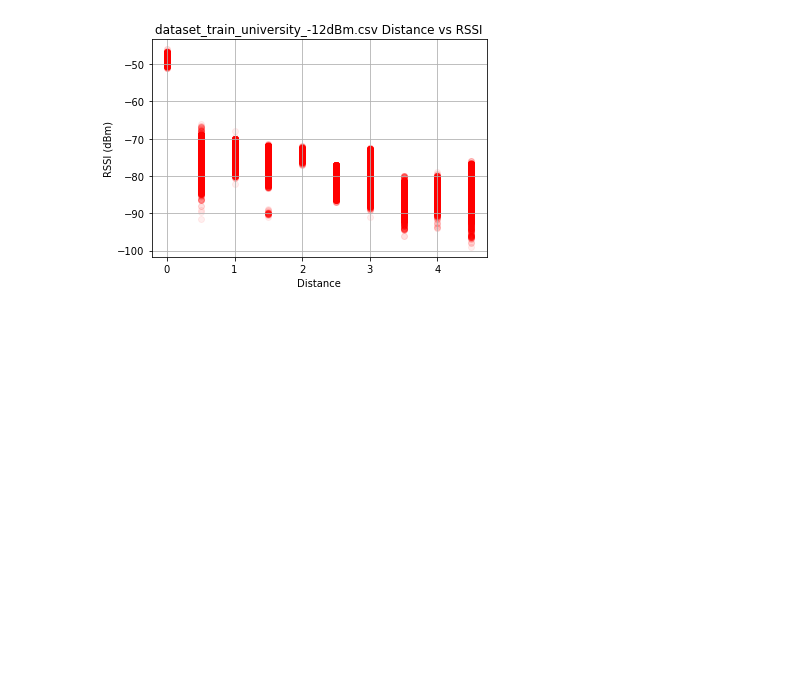
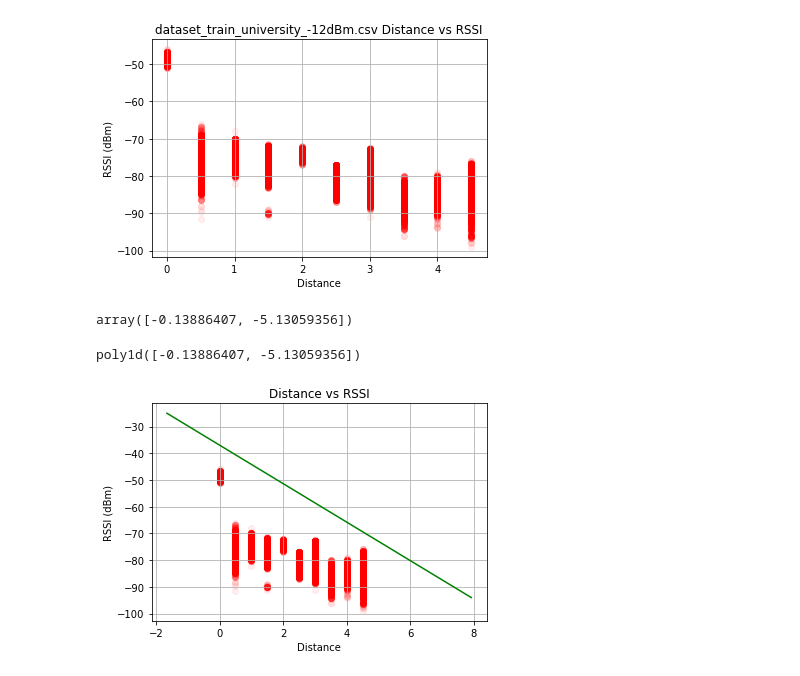
Before and after one commit to YanuX-Framework/YanuX-Cruncher, a Jupyter notebook: ProximityExperiments.ipynb, the cells around one changed output. Saved outputs shown, nothing was run; the diff lists cells and outputs as text; code cells hidden in the pictures; blank space fills up the shorter version.

Commit message:
- A few more experimenting...
- Updated .gitignore so that it doesn't ignore data/input files

```diff
--- a/ProximityExperiments.ipynb
+++ b/ProximityExperiments.ipynb
@@ -54,3 +56,28 @@ for path in paths:
 [figure]
 [figure]
 [figure]
+# %%
+curr_dataset = dataset[dataset['filename'] == 'dataset_238a_-12dBm.csv']
+# %%
+X = np.linspace(curr_dataset['rolling_mean_rssi'].min(), curr_dataset['rolling_mean_rssi'].max(), 1000)
+X_ = np.linspace(curr_dataset['coordinate_Y'].min(), curr_dataset['coordinate_Y'].max(), 1000)
+# %%
+fit_params = np.polyfit(curr_dataset['rolling_mean_rssi'], curr_dataset['coordinate_Y'], 1)
+fit_params
+# %% [output]
+array([-0.13886407, -5.13059356])
+# %%
+fit_func = np.poly1d(fit_params)
+fit_func
+# %% [output]
+poly1d([-0.13886407, -5.13059356])
+# %%
+fig, ax = plt.subplots()
+#ax.scatter(data['coordinate_Y'], data['rssi_Value'], c='#00ff0010')
+ax.scatter(data['coordinate_Y'], data['rolling_mean_rssi'], c="#ff000010" )
+ax.set(xlabel='Distance', ylabel='RSSI (dBm)', title='Distance vs RSSI')
+ax.plot(fit_func(X), X, color='green')
+ax.grid()
+plt.show()
+# %% [output]
+[figure, added]
```
Also changed, not shown: parts of 3 cells of this notebook, 19 other files.
